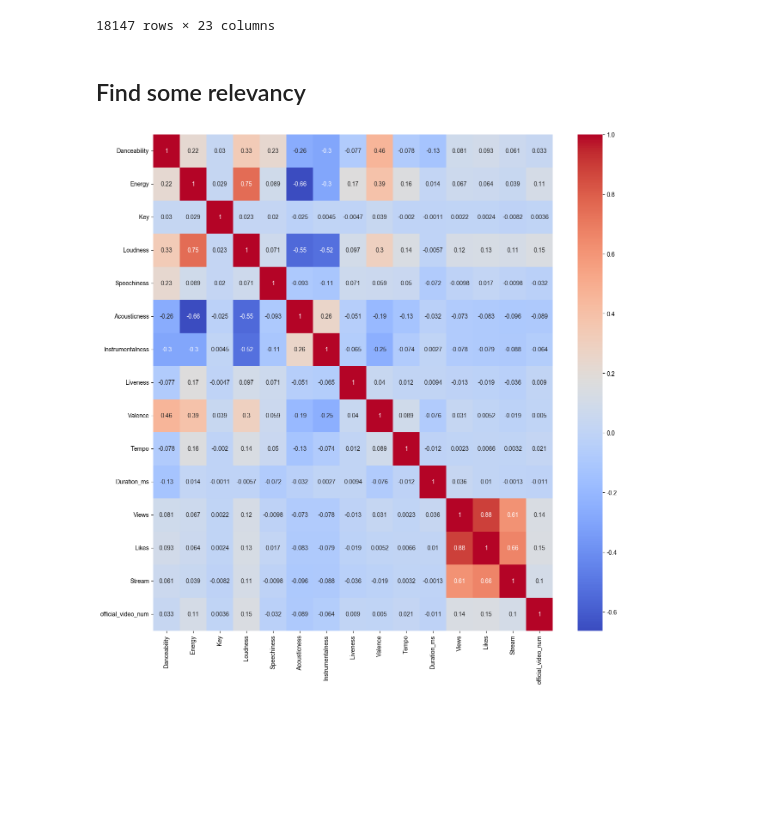
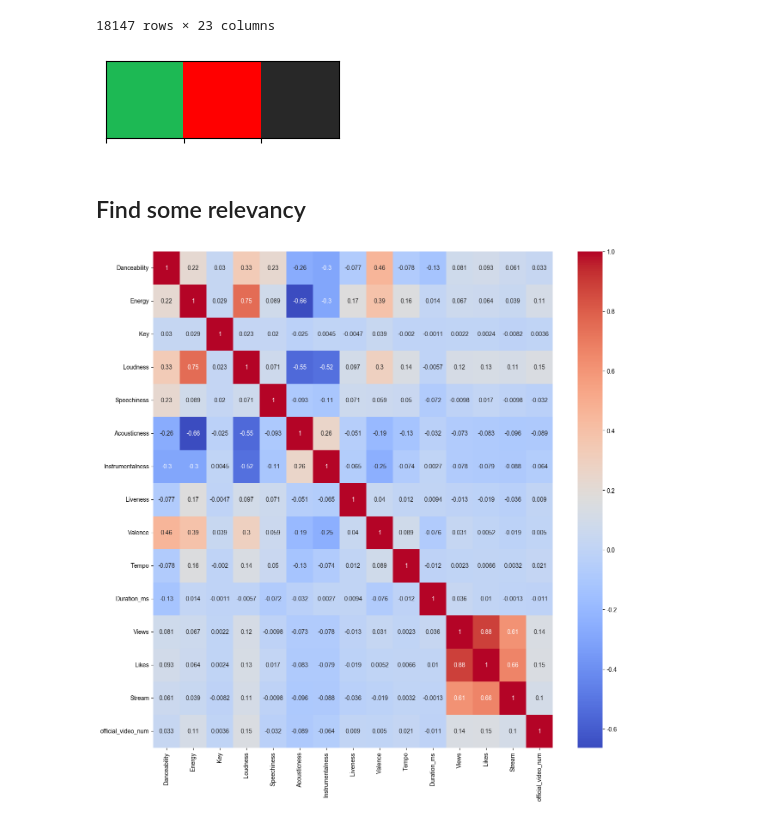
Before and after one commit to hyungchulc/Spotify-Youtube-Analysis, a Jupyter notebook: Spotify-Youtube-Analysis.ipynb, the cells around one changed output. Cells and saved outputs as stored; diff of their text form; code cells hidden in the pictures; blank space fills up the shorter version.

```diff
--- a/Spotify-Youtube-Analysis.ipynb
+++ b/Spotify-Youtube-Analysis.ipynb
@@ -149,6 +149,14 @@ sy
 | 20716 | SICK LEGEND | ONLY GIRL HARDSTYLE | ONLY GIRL HARDSTYLE | single | 0.417 | 0.767 | 9.0 | -4.004 | 0.4190 | ... |
 | 20717 | SICK LEGEND | MISS YOU HARDSTYLE | MISS YOU HARDSTYLE | single | 0.498 | 0.938 | 6.0 | -4.543 | 0.1070 | ... |
 18147 rows × 23 columns
+# %%
+#Spotify & Youtube color palette
+sp_yt_palette = ['#1DB954','#FF0000','#282828']
+
+#show netflix color palette
+sns.palplot(sp_yt_palette)
+# %% [output]
+[figure, added]
 # %% [markdown]
 ## Find some relevancy
 # %%
```
Also changed, not shown: parts of 3 cells of this notebook.
